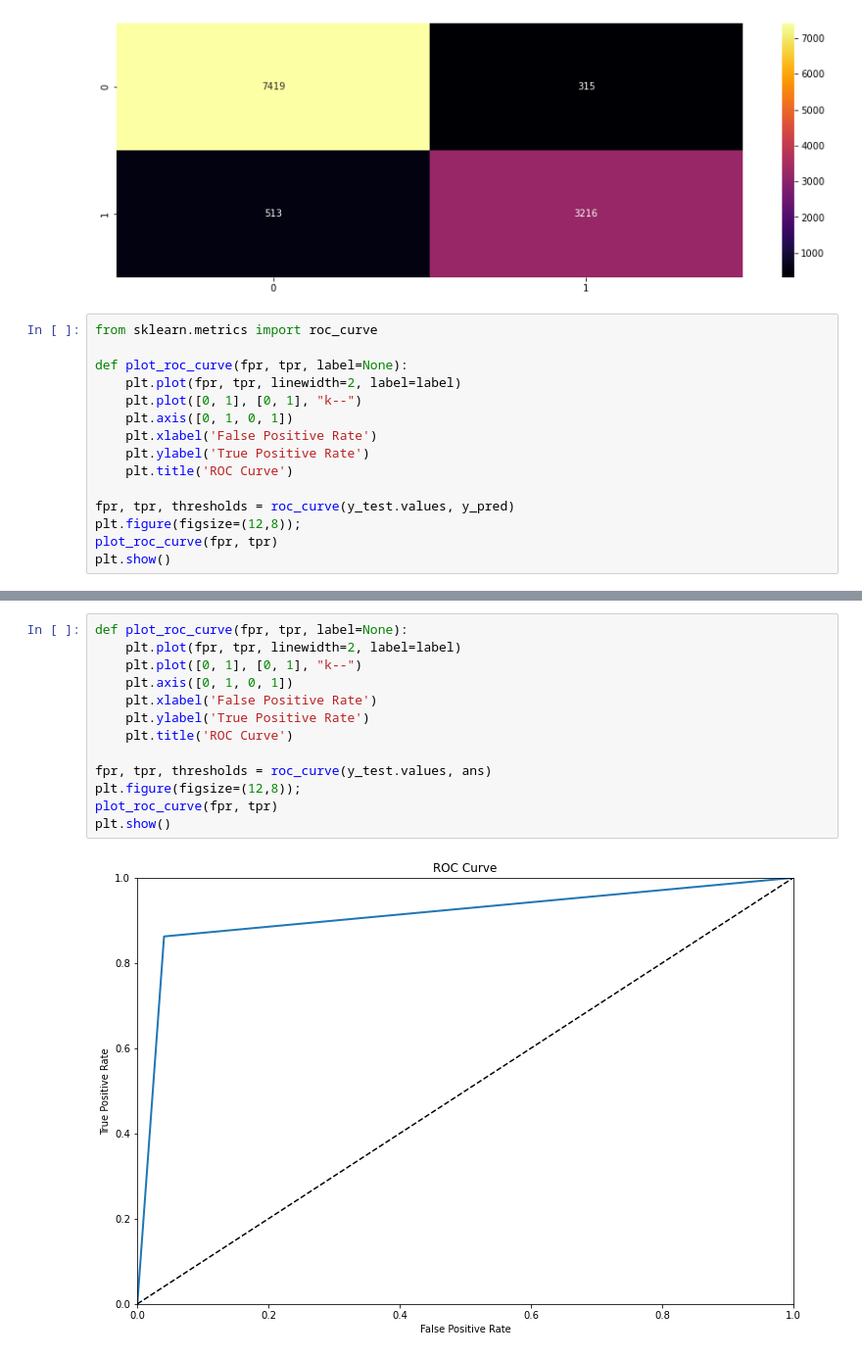
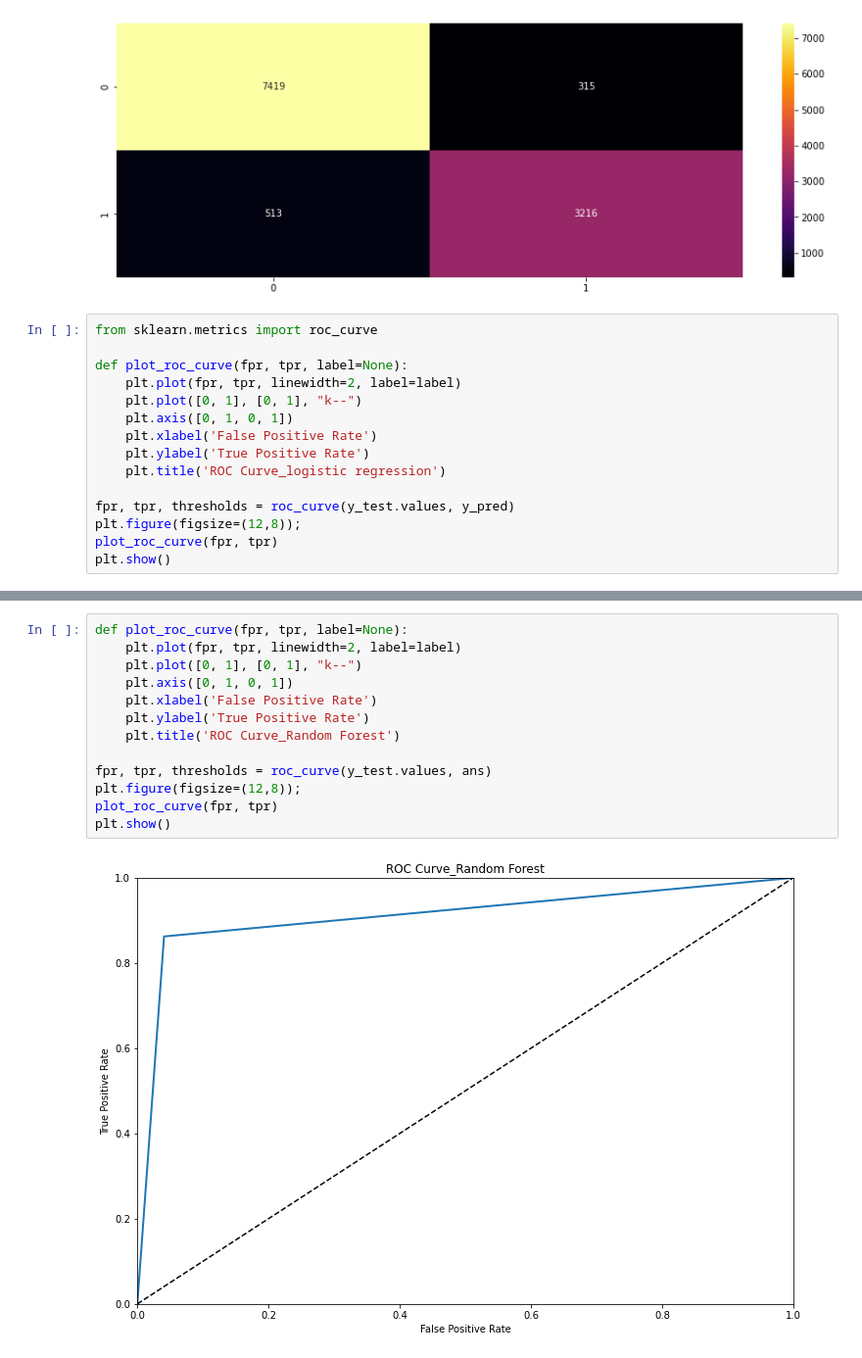
Before and after one commit to CMA-PRATIM/FINANCE, a Jupyter notebook: Credit_Risk_Analysis.ipynb, the cells around one changed output, grey strips where cells are left out. Shown at 98% size. Cells and saved outputs as stored; diff of their text form.

```diff
--- a/Credit_Risk_Analysis.ipynb
+++ b/Credit_Risk_Analysis.ipynb
@@ -592,7 +592,7 @@ def plot_roc_curve(fpr, tpr, label=None):
     plt.axis([0, 1, 0, 1])
     plt.xlabel('False Positive Rate')
     plt.ylabel('True Positive Rate')
-    plt.title('ROC Curve')
+    plt.title('ROC Curve_logistic regression')
 
 fpr, tpr, thresholds = roc_curve(y_test.values, y_pred)
 plt.figure(figsize=(12,8));
@@ -603,15 +603,15 @@ plt.show()
 # %%
 def plot_roc_curve(fpr, tpr, label=None):
     plt.plot(fpr, tpr, linewidth=2, label=label)
     plt.plot([0, 1], [0, 1], "k--")
     plt.axis([0, 1, 0, 1])
     plt.xlabel('False Positive Rate')
     plt.ylabel('True Positive Rate')
-    plt.title('ROC Curve')
+    plt.title('ROC Curve_Random Forest')
 
 fpr, tpr, thresholds = roc_curve(y_test.values, ans)
 plt.figure(figsize=(12,8));
 plot_roc_curve(fpr, tpr)
 plt.show()
 # %% [output]
-[figure, old version]
+[figure, new version]
```
Also changed, not shown: parts of 1 cell of this notebook.
